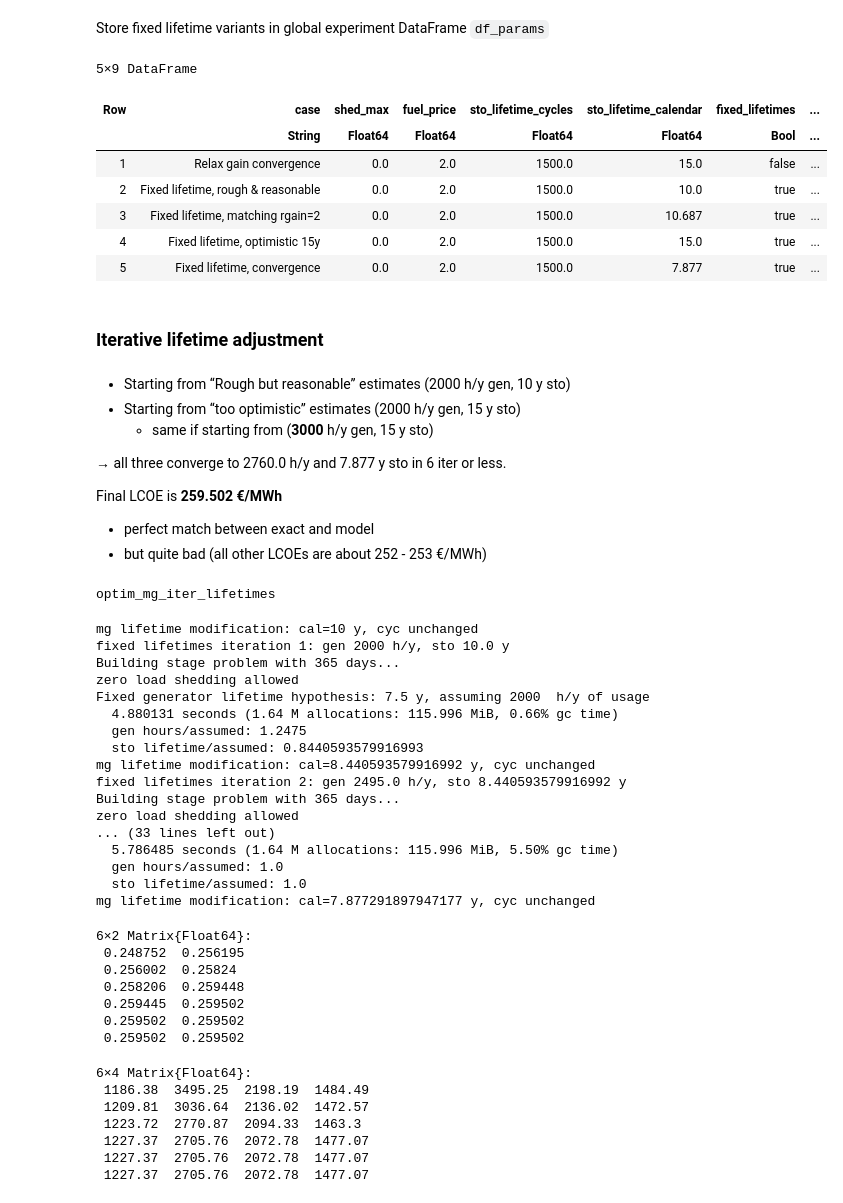
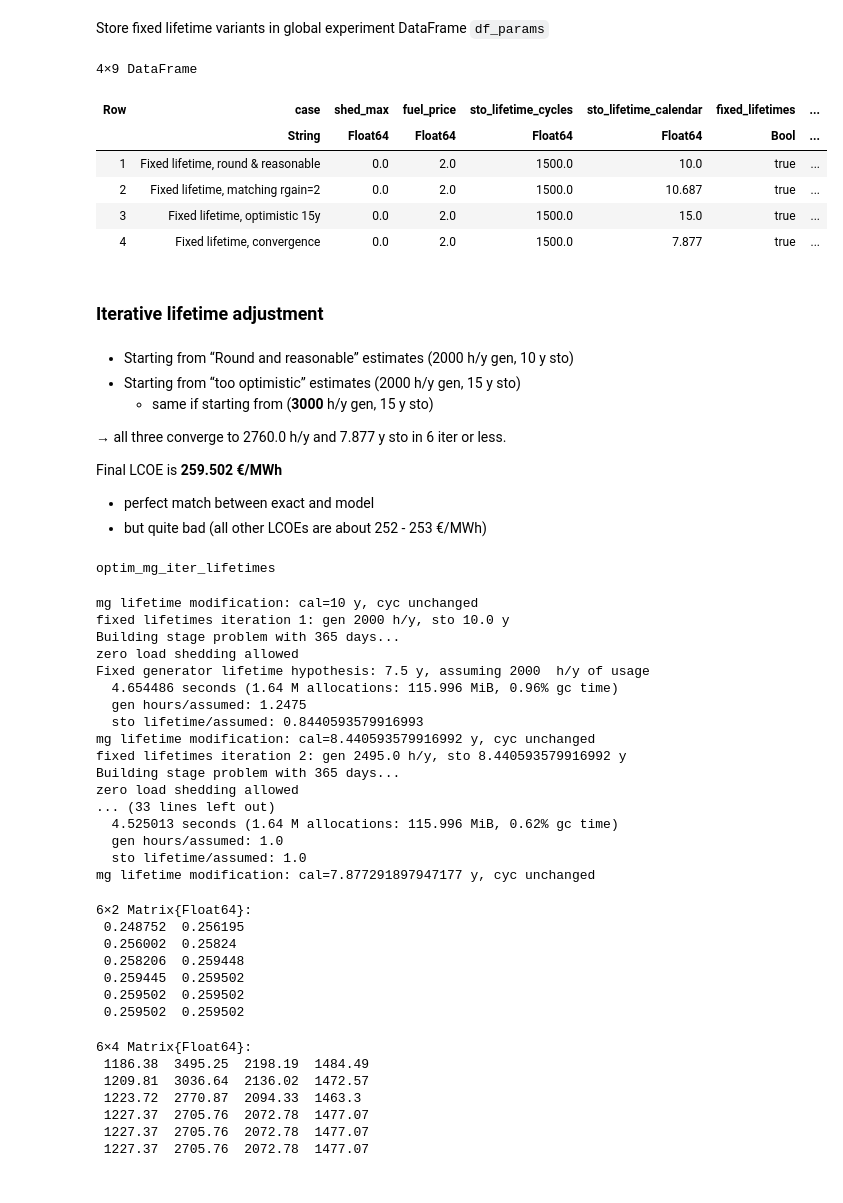
Before and after one commit to pierre-haessig/Microgrids.JuMP, a Jupyter notebook: Cvx_article_experiments.ipynb, the cells around one changed output. Saved outputs shown, nothing was run; the diff lists cells and outputs as text; code cells hidden in the pictures.

Commit message:
rename many variables to clarify global workspace
+ WIP integrate penalized approach to the global experiment Dataframe

```diff
--- a/Cvx_article_experiments.ipynb
+++ b/Cvx_article_experiments.ipynb
@@ -246,14 +249,14 @@ Takes about 10-20s
 # %%
 optimizer = HiGHS.Optimizer
 
-xalg, lcoe_alg, diagnostics, traj_alg, model_data, mg_alg = optim_mg_jump(optimizer;
+xopt_base, lcoe_base, diag_base, traj_base, md_base, mgopt_base = optim_mg_jump(optimizer;
     shed_max,
     #ndays=10,
     relax_gain,
     z_tan=[0.20, 0.28, 0.37, 0.50, 0.68, 1.0, 1.7, 4.0],
     create_mg_base = create_mg_modified,
 )
-@printf("LCOE: %.6f €/MWh", lcoe_alg*1000)
+@printf("LCOE: %.6f €/MWh", lcoe_base*1000)
 # %% [output]
 Building stage problem with 365 days...
 zero load shedding allowed
@@ -349,22 +354,19 @@ Store base case params in global experiment DataFrame `df_params`
 # %%
-p1 = (;
-    case="Base case, rgain=1",
+p = (;
+    case="Base case, rgain="*string(relax_gain),
     shed_max,
-    fuel_price=mg_alg.generator.fuel_price,
-    sto_lifetime_cycles=mg_alg.storage.lifetime_cycles,
-    sto_lifetime_calendar=mg_alg.storage.lifetime_calendar,
+    fuel_price=mgopt_base.generator.fuel_price,
+    sto_lifetime_cycles=mgopt_base.storage.lifetime_cycles,
+    sto_lifetime_calendar=mgopt_base.storage.lifetime_calendar,
     fixed_lifetimes=false, gen_hours_assum=NaN,
-    n_ztan=10, relax_gain=1.0
+    n_ztan=10, relax_gain,
+    usage_penal=0, # no usage penalty
     )
-p2 = (;
-    case="Base case, rgain=2",
-    shed_max,
-    fuel_price=mg_alg.generator.fuel_price,
-    sto_lifetime_cycles=mg_alg.storage.lifetime_cycles,
-    sto_lifetime_calendar=mg_alg.storage.lifetime_calendar,
-    fixed_lifetimes=false, gen_hours_assum=NaN,
-    n_ztan=10, relax_gain
-    )
-push!(df_params, p1)
-push!(df_params, p2)
+# Params with forced relax_gain=1.0
+push!(df_params, p)
+df_params[end, "case"] = "Base case, rgain=1.0"
+df_params[end, "relax_gain"] = 1.0
+
+# Base relax_gain
+push!(df_params, p)
 # %% [output]
@@ -804,40 +802,40 @@ Generator diagnostics:
 Store fixed lifetime variants in global experiment DataFrame `df_params`
 # %%
 fixed_lifetime_variants = [
-    (2000., 10.,    "rough & reasonable"),
+    (2000., 10.,    "round & reasonable"),
     (1809., 10.687, "matching rgain=2"),
     (2000., 15.,    "optimistic 15y"),
     (2760.0, 7.877, "convergence") # see section below
 ]
 p = (;
     case="Fixed lifetime, ",
     shed_max,
-    fuel_price=mg_alg.generator.fuel_price,
-    sto_lifetime_cycles=mg_alg.storage.lifetime_cycles,
+    fuel_price=mgopt_base.generator.fuel_price,
+    sto_lifetime_cycles=mgopt_base.storage.lifetime_cycles,
     sto_lifetime_calendar=NaN,
     fixed_lifetimes=true, gen_hours_assum=NaN,
-    n_ztan=0, relax_gain=NaN # ztan and relaxation are inactive
+    n_ztan=0, relax_gain=NaN, # ztan and relaxation are inactive
+    usage_penal=0, # no usage penalty
     )
 for (gen_hours_assum, sto_lifetime_calendar, name) in fixed_lifetime_variants
     push!(df_params, p)
     df_params[end,"case"] *= name
     df_params[end,"gen_hours_assum"] = gen_hours_assum
     df_params[end,"sto_lifetime_calendar"] = sto_lifetime_calendar
 end
 df_params[end-3:end,:]
 # %% [output]
-5×9 DataFrame
+4×9 DataFrame
 | Row | case | shed_max | fuel_price | sto_lifetime_cycles | sto_lifetime_calendar | fixed_lifetimes | ... |
 |  | String | Float64 | Float64 | Float64 | Float64 | Bool | ... |
-| 1 | Relax gain convergence | 0.0 | 2.0 | 1500.0 | 15.0 | false | ... |
-| 2 | Fixed lifetime, rough & reasonable | 0.0 | 2.0 | 1500.0 | 10.0 | true | ... |
-| 3 | Fixed lifetime, matching rgain=2 | 0.0 | 2.0 | 1500.0 | 10.687 | true | ... |
-| 4 | Fixed lifetime, optimistic 15y | 0.0 | 2.0 | 1500.0 | 15.0 | true | ... |
-| 5 | Fixed lifetime, convergence | 0.0 | 2.0 | 1500.0 | 7.877 | true | ... |
+| 1 | Fixed lifetime, round & reasonable | 0.0 | 2.0 | 1500.0 | 10.0 | true | ... |
+| 2 | Fixed lifetime, matching rgain=2 | 0.0 | 2.0 | 1500.0 | 10.687 | true | ... |
+| 3 | Fixed lifetime, optimistic 15y | 0.0 | 2.0 | 1500.0 | 15.0 | true | ... |
+| 4 | Fixed lifetime, convergence | 0.0 | 2.0 | 1500.0 | 7.877 | true | ... |
 # %% [markdown]
 ### Iterative lifetime adjustment
 # %% [markdown]
-- Starting from “Rough but reasonable” estimates (2000 h/y gen, 10 y sto)
+- Starting from “Round and reasonable” estimates (2000 h/y gen, 10 y sto)
 - Starting from “too optimistic” estimates (2000 h/y gen, 15 y sto)
     - same if starting from (**3000** h/y gen, 15 y sto)
 
@@ -927,11 +925,11 @@ optim_mg_iter_lifetimes
 # %%
 create_mg_modified_stocal = modify_mg_lifetimes(cal=10) ∘ create_mg_modified
 
-xalg_tab_fxlt, lcoe_tab_fxlt, gen_hours_assum_tab, sto_lifetime_calendar_tab,
-diagnostics, traj_alg, model_data =  optim_mg_iter_lifetimes(optimizer;
+xopt_tab_fxlt, lcoe_tab_fxlt, gen_hours_assum_tab, sto_lifetime_calendar_tab,
+diagnostics, traj, model_data =  optim_mg_iter_lifetimes(optimizer;
     shed_max,
     gen_hours_assum_start = 2000,
-    n_iter=6,
+    n_iter = 6,
     create_mg_base=create_mg_modified_stocal,
 )
 lcoe_tab_fxlt
@@ -941,7 +939,7 @@ fixed lifetimes iteration 1: gen 2000 h/y, sto 10.0 y
 Building stage problem with 365 days...
 zero load shedding allowed
 Fixed generator lifetime hypothesis: 7.5 y, assuming 2000  h/y of usage
-  4.880131 seconds (1.64 M allocations: 115.996 MiB, 0.66% gc time)
+  4.654486 seconds (1.64 M allocations: 115.996 MiB, 0.96% gc time)
   gen hours/assumed: 1.2475
   sto lifetime/assumed: 0.8440593579916993
 mg lifetime modification: cal=8.440593579916992 y, cyc unchanged
@@ -949,7 +947,7 @@ fixed lifetimes iteration 2: gen 2495.0 h/y, sto 8.440593579916992 y
 Building stage problem with 365 days...
 zero load shedding allowed
 ... (33 lines left out)
-  5.786485 seconds (1.64 M allocations: 115.996 MiB, 5.50% gc time)
+  4.525013 seconds (1.64 M allocations: 115.996 MiB, 0.62% gc time)
   gen hours/assumed: 1.0
   sto lifetime/assumed: 1.0
 mg lifetime modification: cal=7.877291897947177 y, cyc unchanged
```
Also changed, not shown: parts of 66 cells of this notebook.
